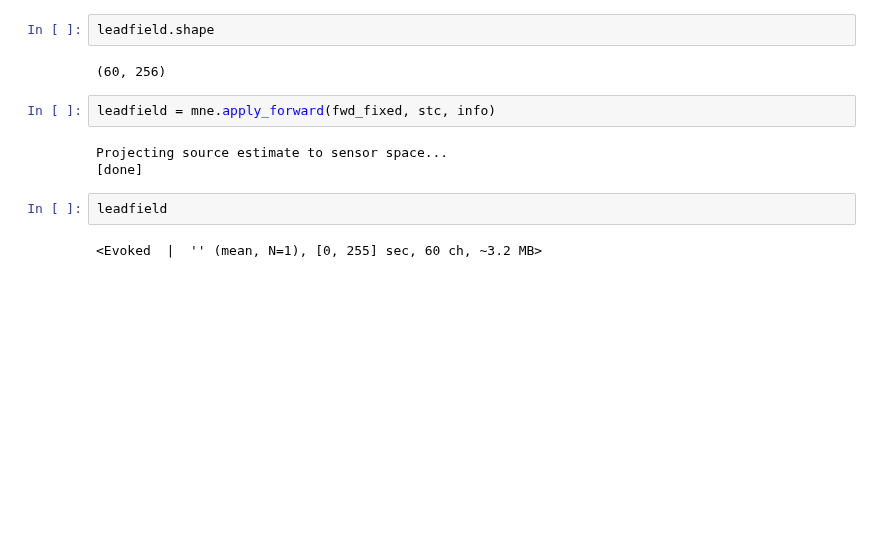
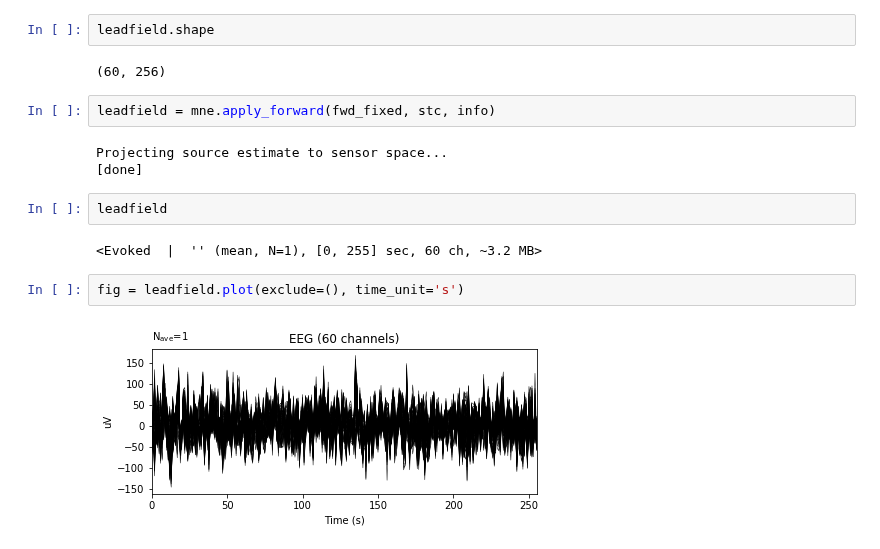
Before and after one commit to DanielLongo/eegML, a Jupyter notebook: forward_model/generate_eeg_data.ipynb, the cells around one changed output. Drawn from its saved outputs; the diff is of its cells as text; blank space fills up the shorter version.

Commit message:
figures added

```diff
--- a/forward_model/generate_eeg_data.ipynb
+++ b/forward_model/generate_eeg_data.ipynb
@@ -75,3 +77,7 @@ Projecting source estimate to sensor space...
 leadfield
 # %% [output]
 <Evoked  |  '' (mean, N=1), [0, 255] sec, 60 ch, ~3.2 MB>
+# %%
+fig = leadfield.plot(exclude=(), time_unit='s')
+# %% [output]
+[figure, added]
```
Also changed, not shown: parts of 2 cells of this notebook.
